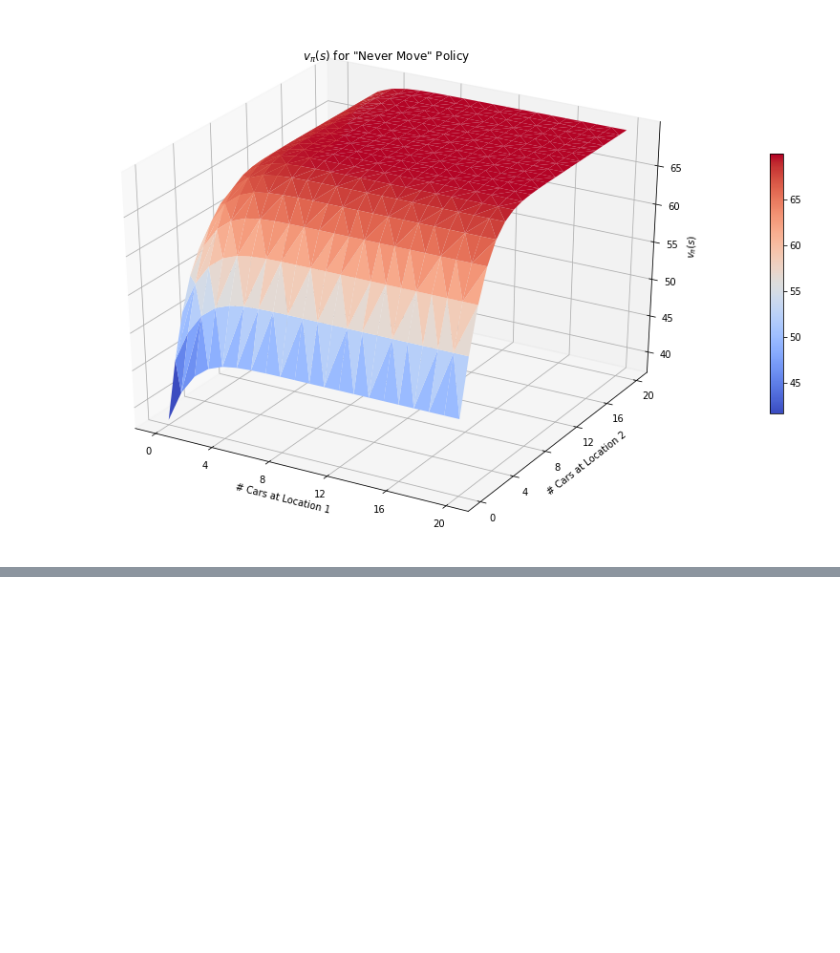
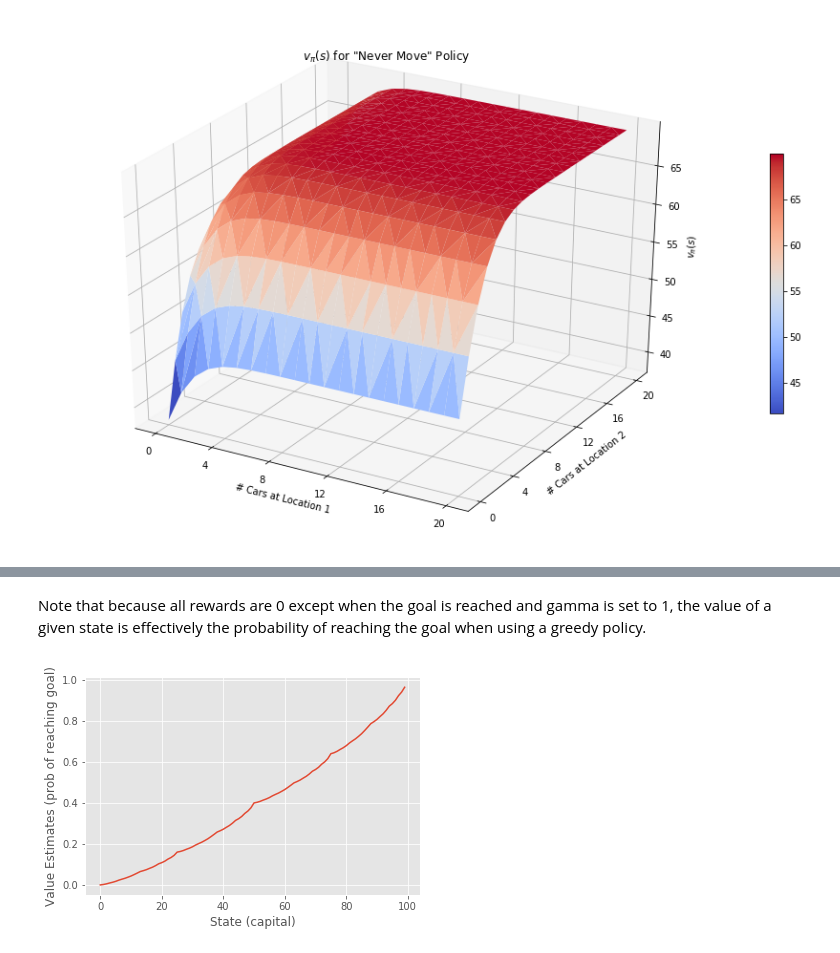
Before and after one commit to samgd/rl, a Jupyter notebook: rl_book_notes/part_1/3_dynamic_programming.ipynb, the cells around one changed output, grey strips where cells are left out. Saved outputs shown, nothing was run; the diff lists cells and outputs as text; code cells hidden in the pictures; blank space fills up the shorter version.

Commit message:
Value iteration

```diff
--- a/rl_book_notes/part_1/3_dynamic_programming.ipynb
+++ b/rl_book_notes/part_1/3_dynamic_programming.ipynb
@@ -1277,0 +1485,19 @@ plot_policy(recon_vals, max_cars)
+# %%
+values = value_iteration(
+    states=states,
+    actions=actions,
+    dynamics=gen_dynamics(0.4),
+    theta=0.0001,
+    gamma=1.0,
+    inplace=False,
+    parallel=False,
+)
+# %% [markdown]
+Note that because all rewards are 0 except when the goal is reached and gamma is set to 1, the value of a given state is effectively the probability of reaching the goal when using a greedy policy.
+# %%
+plt.plot(list(range(GOAL)), values[:-1])
+plt.ylabel("Value Estimates (prob of reaching goal)")
+plt.xlabel("State (capital)")
+plt.show()
+# %% [output]
+[figure, added]
```
Also changed, not shown: parts of 13 cells of this notebook.
